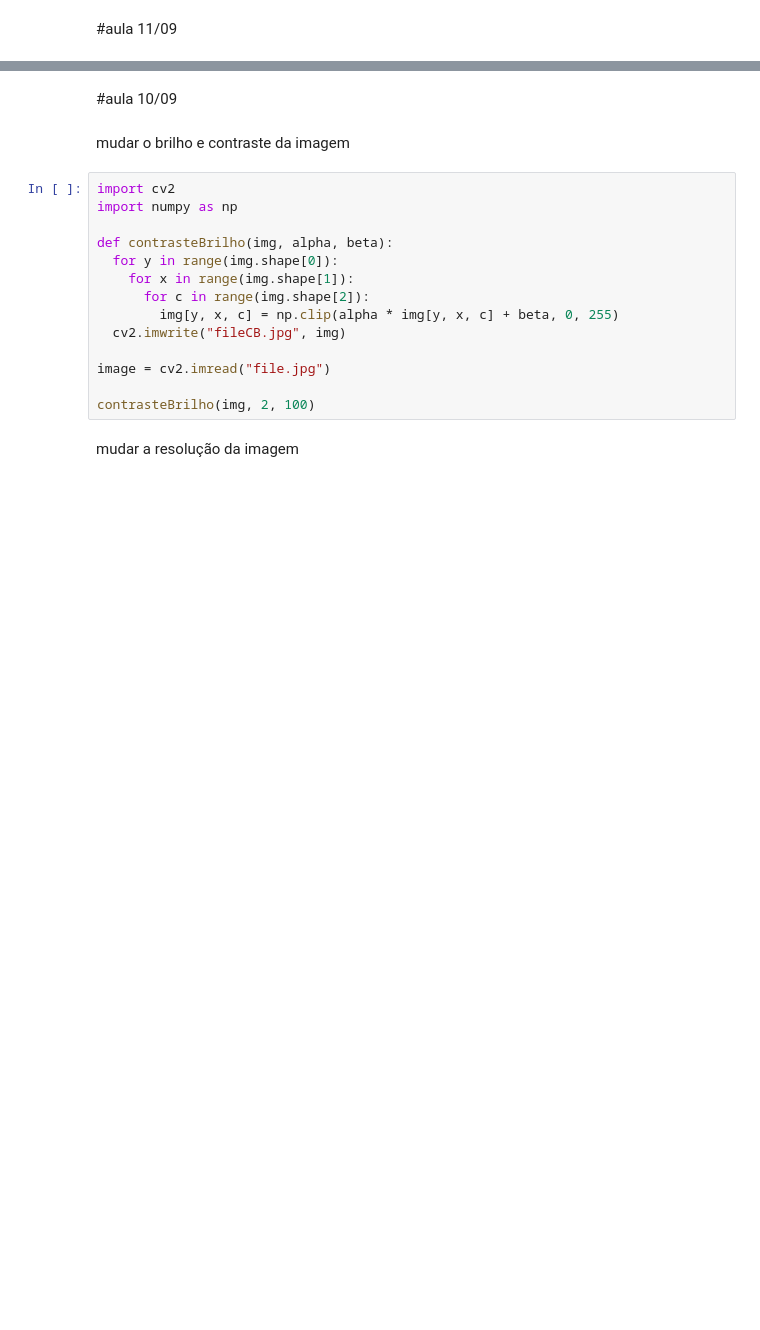
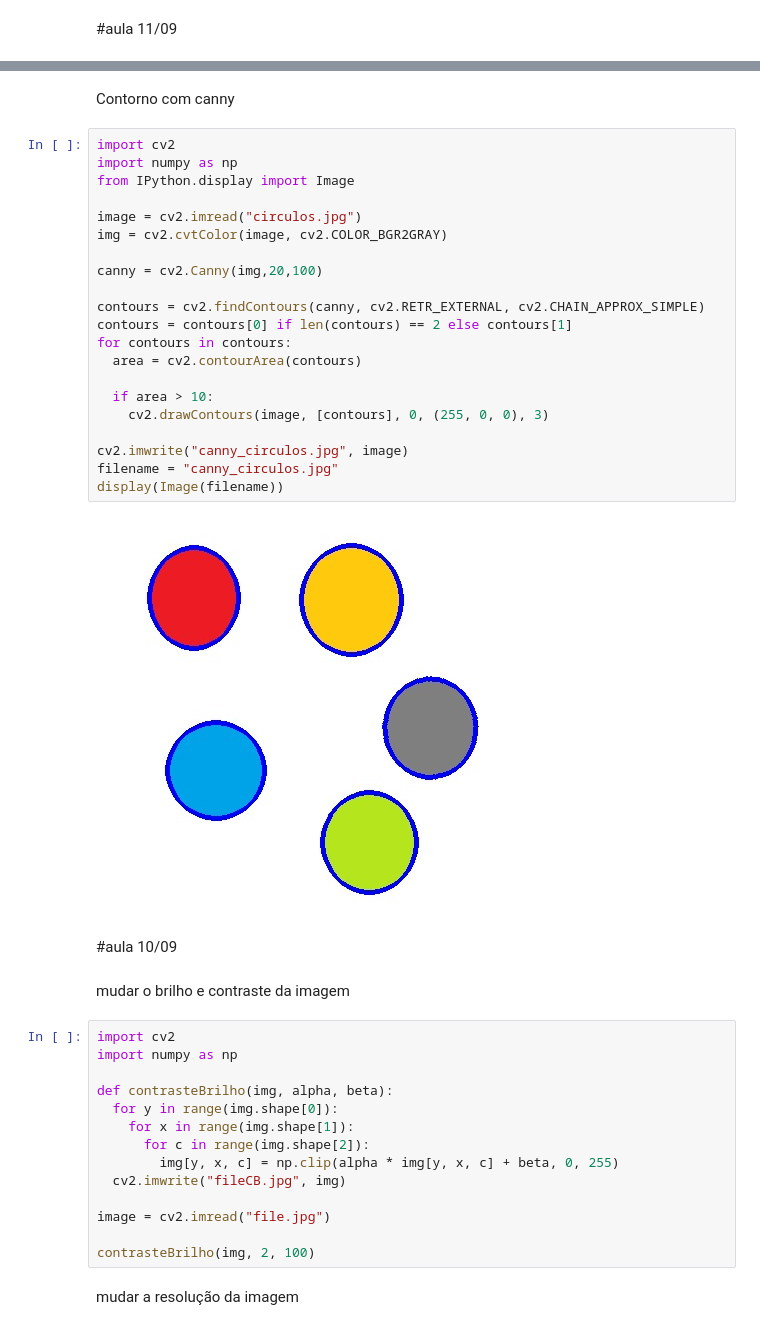
Before and after one commit to IgorB99/aula_robotica, a Jupyter notebook: aula_robotica_2020.ipynb, the cells around one changed output, grey strips where cells are left out. Drawn from its saved outputs; the diff is of its cells as text; blank space fills up the shorter version.

```diff
--- a/aula_robotica_2020.ipynb
+++ b/aula_robotica_2020.ipynb
@@ -5,3 +30,28 @@
+# %% [markdown]
+Contorno com canny
+# %%
+import cv2
+import numpy as np
+from IPython.display import Image
+
+image = cv2.imread("circulos.jpg")
+img = cv2.cvtColor(image, cv2.COLOR_BGR2GRAY)
+
+canny = cv2.Canny(img,20,100)
+
+contours = cv2.findContours(canny, cv2.RETR_EXTERNAL, cv2.CHAIN_APPROX_SIMPLE)
+contours = contours[0] if len(contours) == 2 else contours[1]
+for contours in contours:
+  area = cv2.contourArea(contours)
+
+  if area > 10:
+    cv2.drawContours(image, [contours], 0, (255, 0, 0), 3)
+
+cv2.imwrite("canny_circulos.jpg", image)
+filename = "canny_circulos.jpg"
+display(Image(filename))
+# %% [output]
+[figure, added]
 # %% [markdown]
 #aula 10/09
 # %% [markdown]
```
Also changed, not shown: parts of 2 cells of this notebook.
